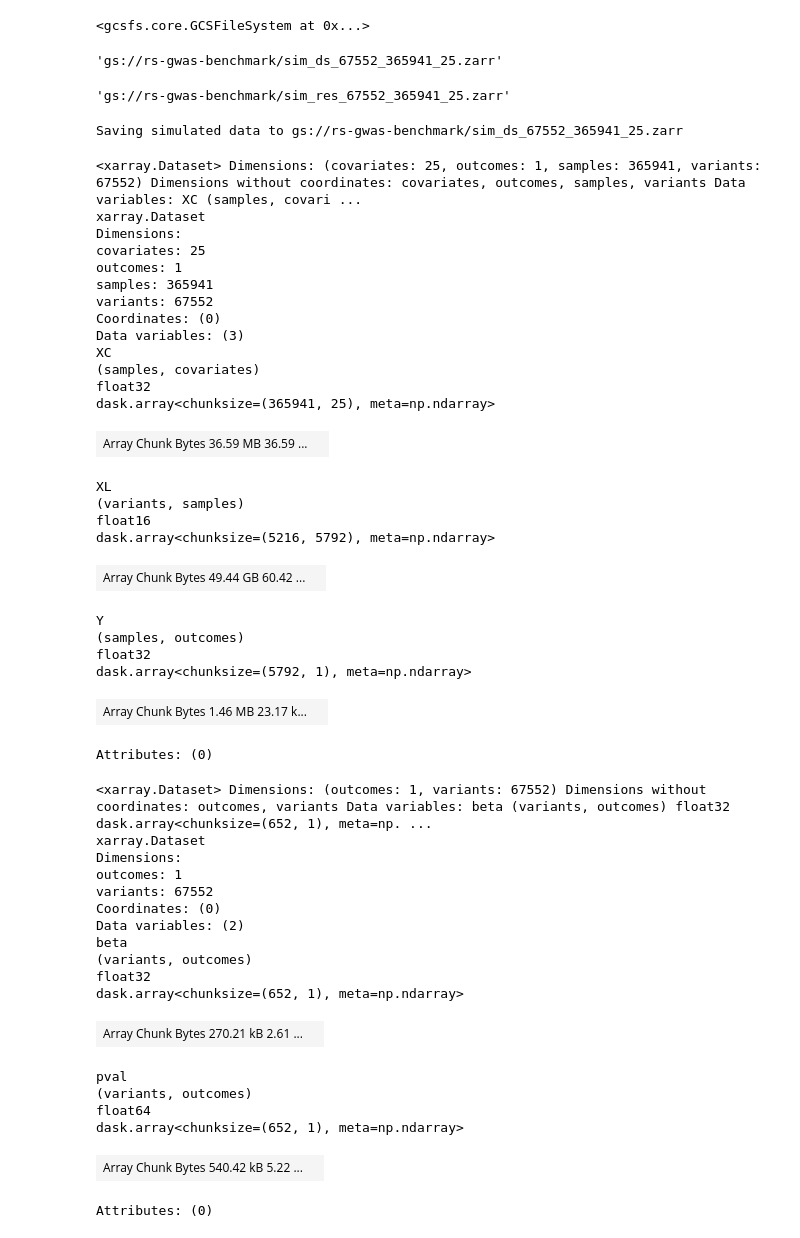
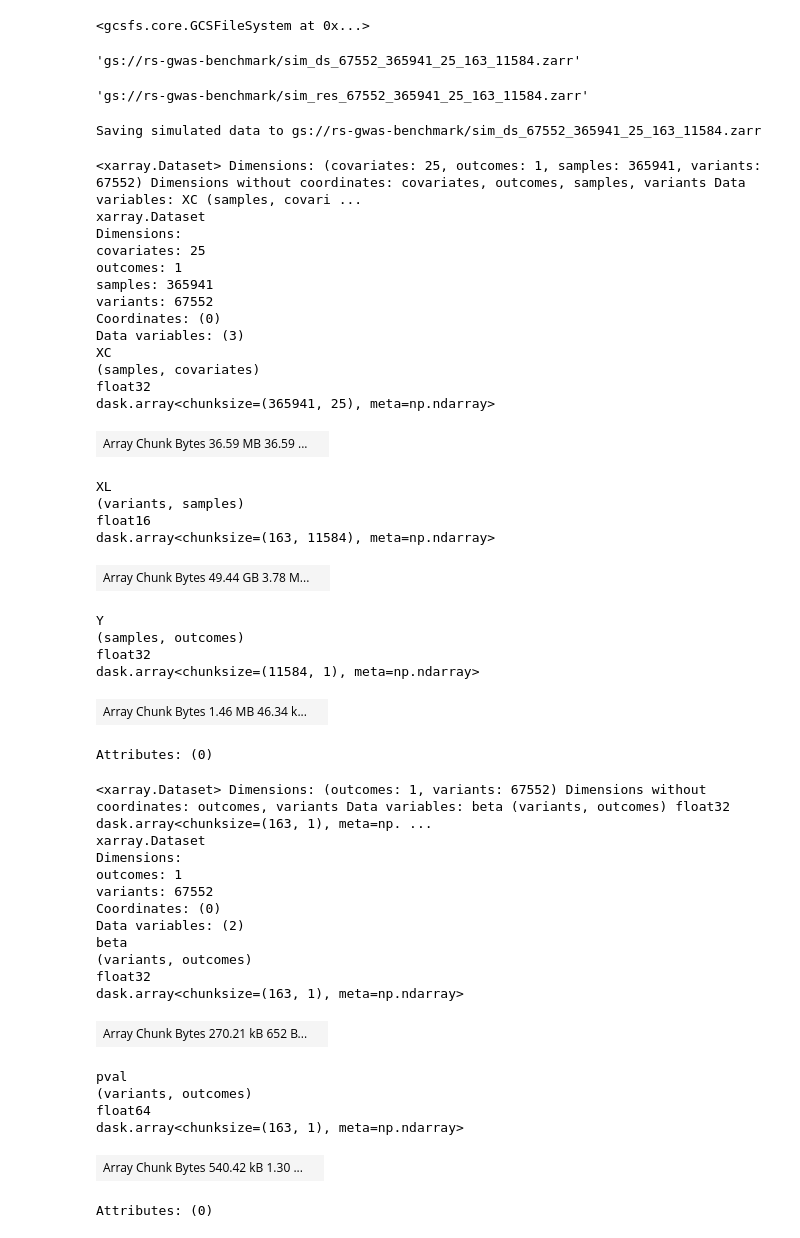
Before and after one commit to tomwhite/gwas-benchmark, a Jupyter notebook: gwas_simulation.ipynb, the cells around one changed output. Saved outputs shown, nothing was run; the diff lists cells and outputs as text; code cells hidden in the pictures.

```diff
--- a/gwas_simulation.ipynb
+++ b/gwas_simulation.ipynb
@@ -41,26 +41,26 @@ fs
 <gcsfs.core.GCSFileSystem at 0x...>
 # %%
 if storage == "gs":
-    path = f"gs://{gcs_bucket}/sim_ds_{n}_{m}_{c}.zarr"
+    path = f"gs://{gcs_bucket}/sim_ds_{n}_{m}_{c}_163_11584.zarr"
 else:
     path = f"sim_ds_{n}_{m}_{c}.zarr"
 path
 # %% [output]
-'gs://rs-gwas-benchmark/sim_ds_67552_365941_25.zarr'
+'gs://rs-gwas-benchmark/sim_ds_67552_365941_25_163_11584.zarr'
 # %%
 if storage == "gs":
-    output_path = f"gs://{gcs_bucket}/sim_res_{n}_{m}_{c}.zarr"
+    output_path = f"gs://{gcs_bucket}/sim_res_{n}_{m}_{c}_163_11584.zarr"
 else:
     output_path = f"sim_res_{n}_{m}_{c}.zarr"
 output_path
 # %% [output]
-'gs://rs-gwas-benchmark/sim_res_67552_365941_25.zarr'
+'gs://rs-gwas-benchmark/sim_res_67552_365941_25_163_11584.zarr'
 # %%
 # Create the dataset on cloud storage if not already present
 if not fs.exists(path):
     with ProgressBar():
         rs = da.random.RandomState(0)
-        XL, BL = rs.randint(0, 128, size=(n, m), chunks=(5216, 5792)), da.array([1] + [0] * (m - 1))
+        XL, BL = rs.randint(0, 128, size=(n, m), chunks=(163, 11584)), da.array([1] + [0] * (m - 1))
         XC, BC = rs.normal(size=(m, c)), rs.normal(size=(c,))
         Y = (XL * BL).sum(axis=0) + XC @ BC + rs.normal(scale=.001, size=m)
         ds = xr.Dataset(dict(
@@ -74,7 +74,7 @@ if not fs.exists(path):
         print(f'Saving simulated data to {path}')
         ds.to_zarr(fsspec.get_mapper(path), mode='w', consolidated=True)
 # %% [output]
-Saving simulated data to gs://rs-gwas-benchmark/sim_ds_67552_365941_25.zarr
+Saving simulated data to gs://rs-gwas-benchmark/sim_ds_67552_365941_25_163_11584.zarr
 # %%
 ds = xr.open_zarr(fsspec.get_mapper(path), consolidated=True)
 ds
@@ -96,13 +96,13 @@ dask.array<chunksize=(365941, 25), meta=np.ndarray>
 XL
 (variants, samples)
 float16
-dask.array<chunksize=(5216, 5792), meta=np.ndarray>
+dask.array<chunksize=(163, 11584), meta=np.ndarray>
-| Array Chunk Bytes 49.44 GB 60.42 ... |  |
+| Array Chunk Bytes 49.44 GB 3.78 M... |  |
 Y
 (samples, outcomes)
 float32
-dask.array<chunksize=(5792, 1), meta=np.ndarray>
+dask.array<chunksize=(11584, 1), meta=np.ndarray>
-| Array Chunk Bytes 1.46 MB 23.17 k... |  |
+| Array Chunk Bytes 1.46 MB 46.34 k... |  |
 Attributes: (0)
 # %%
 def gwas(XL, XC, Y):
@@ -141,33 +141,33 @@ def gwas(XL, XC, Y):
 # %%
 # Define the GWAS regressions
 dsr = gwas(
     # Note: This (the largest) array needs to be rechunked due to scalability
     # issues with da.matmul, specifically https://github.com/dask/dask/pull/6924.
     # See here for more details:
     # https://github.com/pystatgen/sgkit/issues/390#issuecomment-730660134
-    ds.XL.data.rechunk((652, 5792)).T.astype('f4'),
+    ds.XL.data.T.astype('f4'),
     ds.XC.data,
     ds.Y.data
 )
 dsr
 # %% [output]
-<xarray.Dataset> Dimensions: (outcomes: 1, variants: 67552) Dimensions without coordinates: outcomes, variants Data variables: beta (variants, outcomes) float32 dask.array<chunksize=(652, 1), meta=np. ...
+<xarray.Dataset> Dimensions: (outcomes: 1, variants: 67552) Dimensions without coordinates: outcomes, variants Data variables: beta (variants, outcomes) float32 dask.array<chunksize=(163, 1), meta=np. ...
 xarray.Dataset
 Dimensions:
 outcomes: 1
 variants: 67552
 Coordinates: (0)
 Data variables: (2)
 beta
 (variants, outcomes)
 float32
-dask.array<chunksize=(652, 1), meta=np.ndarray>
+dask.array<chunksize=(163, 1), meta=np.ndarray>
-| Array Chunk Bytes 270.21 kB 2.61 ... |  |
+| Array Chunk Bytes 270.21 kB 652 B... |  |
 pval
 (variants, outcomes)
 float64
-dask.array<chunksize=(652, 1), meta=np.ndarray>
+dask.array<chunksize=(163, 1), meta=np.ndarray>
-| Array Chunk Bytes 540.42 kB 5.22 ... |  |
+| Array Chunk Bytes 540.42 kB 1.30 ... |  |
 Attributes: (0)
 # %%
 if fs.exists(output_path):
```
Also changed, not shown: parts of 1 cell of this notebook, 1 other file.
